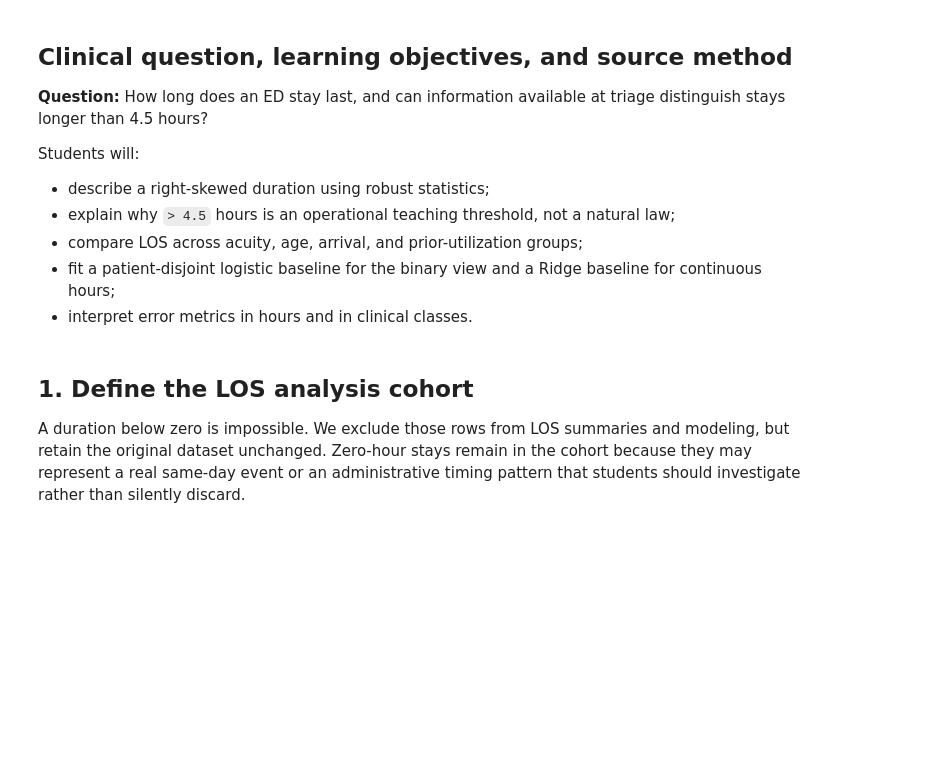
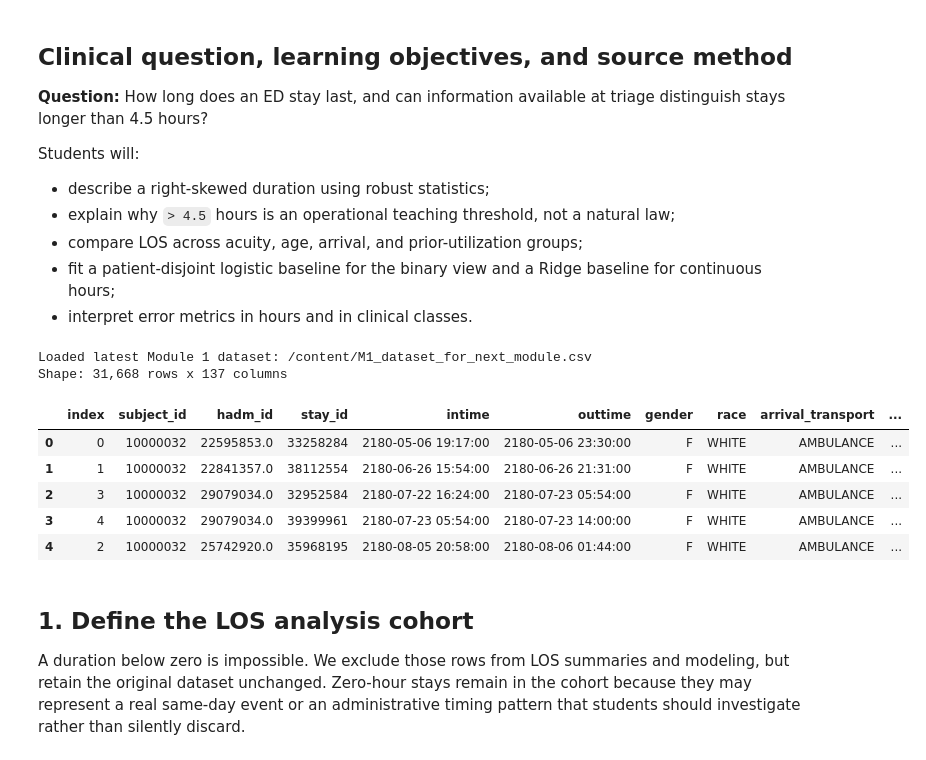
Before and after one commit to waziz786/MedML-toolbox, a Jupyter notebook: notebooks/02_M2_ED_Length_of_Stay_Analysis.ipynb, the cells around one changed output. Saved outputs shown, nothing was run; the diff lists cells and outputs as text; code cells hidden in the pictures; blank space fills up the shorter version.

```diff
--- a/notebooks/02_M2_ED_Length_of_Stay_Analysis.ipynb
+++ b/notebooks/02_M2_ED_Length_of_Stay_Analysis.ipynb
@@ -43,7 +43,7 @@ output_override = os.getenv("MEDML_OUTPUT_DIR")
 OUTPUT_DIR = Path(output_override).expanduser() if output_override else REPO_ROOT / "outputs"
 OUTPUT_DIR.mkdir(parents=True, exist_ok=True)
 
-DATA_PATH = OUTPUT_DIR / "M1_dataset_for_next_module.csv"
+DATA_PATH = OUTPUT_DIR / "/content/M1_dataset_for_next_module.csv"
 if not DATA_PATH.exists():
     raise FileNotFoundError(
         "M1 handoff not found. Run Module 1 first, or set MEDML_OUTPUT_DIR "
@@ -54,6 +54,19 @@ df = pd.read_csv(DATA_PATH, low_memory=False)
 
 print(f"Loaded latest Module 1 dataset: {DATA_PATH}")
 print(f"Shape: {df.shape[0]:,} rows x {df.shape[1]:,} columns")
+# %% [output]
+Loaded latest Module 1 dataset: /content/M1_dataset_for_next_module.csv
+Shape: 31,668 rows x 137 columns
+# %%
+pd.set_option("display.max_columns", 200)
+display(df.head(5))
+# %% [output]
+|  | index | subject_id | hadm_id | stay_id | intime | outtime | gender | race | arrival_transport | ... |
+| 0 | 0 | 10000032 | 22595853.0 | 33258284 | 2180-05-06 19:17:00 | 2180-05-06 23:30:00 | F | WHITE | AMBULANCE | ... |
+| 1 | 1 | 10000032 | 22841357.0 | 38112554 | 2180-06-26 15:54:00 | 2180-06-26 21:31:00 | F | WHITE | AMBULANCE | ... |
+| 2 | 3 | 10000032 | 29079034.0 | 32952584 | 2180-07-22 16:24:00 | 2180-07-23 05:54:00 | F | WHITE | AMBULANCE | ... |
+| 3 | 4 | 10000032 | 29079034.0 | 39399961 | 2180-07-23 05:54:00 | 2180-07-23 14:00:00 | F | WHITE | AMBULANCE | ... |
+| 4 | 2 | 10000032 | 25742920.0 | 35968195 | 2180-08-05 20:58:00 | 2180-08-06 01:44:00 | F | WHITE | AMBULANCE | ... |
 # %% [markdown]
 ## 1. Define the LOS analysis cohort
 
```
Also changed, not shown: parts of 9 cells of this notebook.
